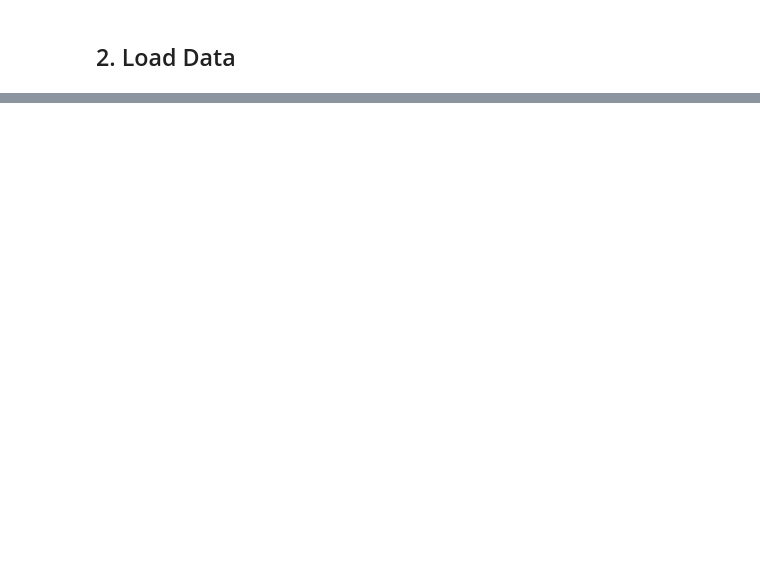
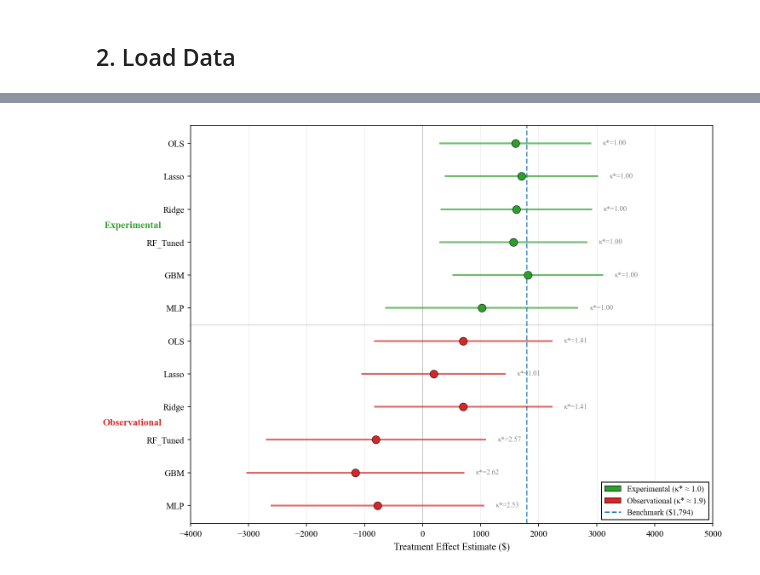
Before and after one commit to gsaco/dml-condition, a Jupyter notebook: notebooks/lalonde_application.ipynb, the cells around one changed output, grey strips where cells are left out. Cells and saved outputs as stored; diff of their text form; code cells hidden in the pictures; blank space fills up the shorter version.

```diff
--- a/notebooks/lalonde_application.ipynb
+++ b/notebooks/lalonde_application.ipynb
@@ -1237,0 +282,89 @@ Results saved to: ../results
+# %%
+# =============================================================================
+# FOREST PLOT - ACADEMIC STYLE (Matching Monte Carlo Figures)
+# =============================================================================
+
+from matplotlib.patches import Patch
+from matplotlib.lines import Line2D
+
+# Academic color palette - muted, professional
+COLORS = {
+    'Experimental': '#2ca02c',     # Muted green
+    'Observational': '#d62728',    # Muted red
+    'benchmark': '#1f77b4',        # Muted blue
+}
+
+fig, ax = plt.subplots(figsize=(10, 7))
+fig.patch.set_facecolor('white')
+
+# Prepare data - order by sample then learner
+df_plot = df_baseline.copy()
+df_plot['y_pos'] = range(len(df_plot))
+
+# Add separator between samples
+n_exp = len(df_exp)
+
+# Plot confidence intervals and point estimates
+for idx, row in df_plot.iterrows():
+    color = COLORS[row['Sample']]
+    y = row['y_pos']
+
+    # CI line
+    ax.hlines(y=y, xmin=row['CI_Lower'], xmax=row['CI_Upper'],
+              color=color, linewidth=2, alpha=0.7)
+
+    # Point estimate marker
+    ax.scatter(row['Estimate'], y, color=color, s=80, zorder=5,
+               edgecolors='black', linewidth=0.5, marker='o')
+
+    # κ* annotation (right side)
+    ax.annotate(f"κ*={row['Kappa_Star']:.2f}",
+                xy=(row['CI_Upper'] + 200, y),
+                fontsize=8, color='gray', va='center')
+
+# Experimental benchmark reference line
+ax.axvline(x=EXPERIMENTAL_BENCHMARK, color=COLORS['benchmark'],
+           linestyle='--', linewidth=1.5, alpha=0.8, zorder=1)
+
+# Zero reference line
+ax.axvline(x=0, color='gray', linestyle='-', linewidth=0.8, alpha=0.5, zorder=0)
+
+# Horizontal separator between samples
+ax.axhline(y=n_exp - 0.5, color='black', linestyle='-', linewidth=0.5, alpha=0.3)
+
+# Y-axis labels
+y_labels = [f"{row['Learner']}" for _, row in df_plot.iterrows()]
+ax.set_yticks(df_plot['y_pos'])
+ax.set_yticklabels(y_labels, fontsize=10)
+
+# Add sample group labels on left
+ax.text(-4500, (n_exp-1)/2, 'Experimental', fontsize=11, fontweight='bold',
+        va='center', ha='right', color=COLORS['Experimental'])
+ax.text(-4500, n_exp + (len(df_obs)-1)/2, 'Observational', fontsize=11, fontweight='bold',
+        va='center', ha='right', color=COLORS['Observational'])
+
+# Axis formatting
+ax.set_xlabel('Treatment Effect Estimate ($)', fontsize=11)
+ax.set_xlim(-4000, 5000)
+ax.grid(True, alpha=0.3, axis='x', linestyle='-', linewidth=0.5)
+ax.invert_yaxis()
+ax.tick_params(axis='both', which='major', labelsize=10)
+
+# Simple square legend box (academic style)
+legend_elements = [
+    Patch(facecolor=COLORS['Experimental'], edgecolor='black', linewidth=0.5,
+          label=f'Experimental (κ* ≈ {df_exp["Kappa_Star"].mean():.1f})'),
+    Patch(facecolor=COLORS['Observational'], edgecolor='black', linewidth=0.5,
+          label=f'Observational (κ* ≈ {df_obs["Kappa_Star"].mean():.1f})'),
+    Line2D([0], [0], color=COLORS['benchmark'], linestyle='--', linewidth=1.5,
+           label=f'Benchmark (${EXPERIMENTAL_BENCHMARK:,})'),
+]
+ax.legend(handles=legend_elements, loc='lower right', fontsize=9,
+          framealpha=1.0, edgecolor='black', fancybox=False)
+
+plt.tight_layout()
+plt.savefig(RESULTS_DIR / 'lalonde_forest_plot.pdf', dpi=300, bbox_inches='tight', facecolor='white')
+plt.savefig(RESULTS_DIR / 'lalonde_forest_plot.png', dpi=300, bbox_inches='tight', facecolor='white')
+print(f"\n✓ Saved: {RESULTS_DIR / 'lalonde_forest_plot.pdf'}")
+plt.show()
+# %% [output]
@@ -1237,0 +372 @@ Results saved to: ../results
+[figure, added]
```
Also changed, not shown: parts of 56 cells of this notebook, 38 other files.
